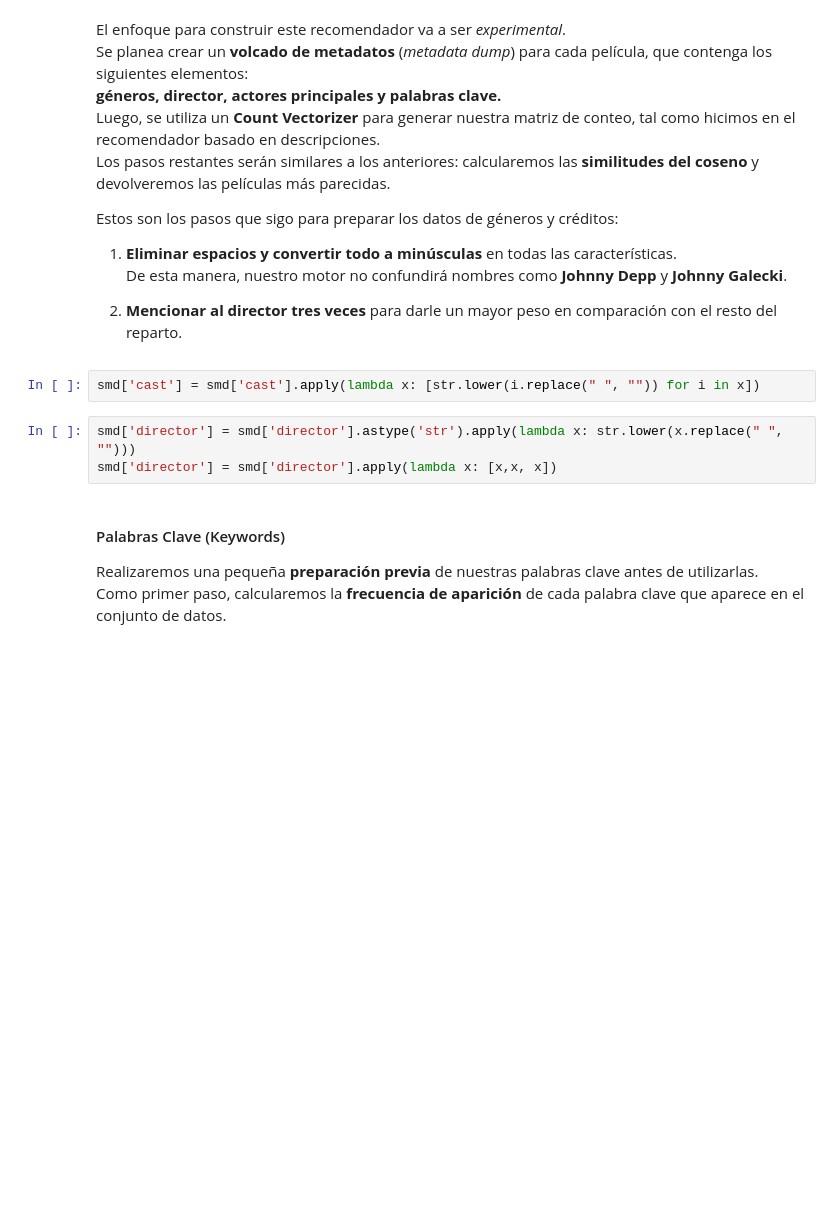
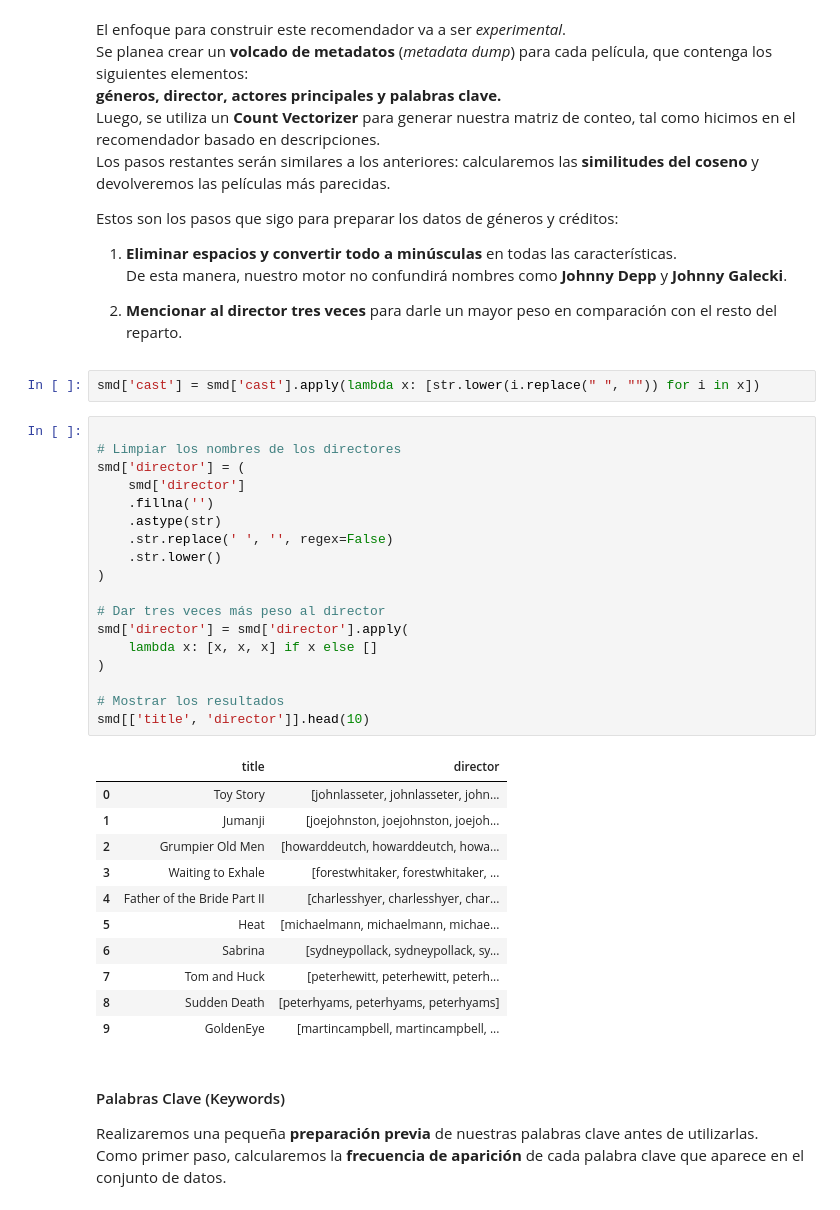
Before and after one commit to grethelhdezz/AnalisisMultivariado, a Jupyter notebook: Movie-Reco/Recomendador_Pelis-Final.ipynb, the cells around one changed output. Drawn from its saved outputs; the diff is of its cells as text; blank space fills up the shorter version.

```diff
--- a/Movie-Reco/Recomendador_Pelis-Final.ipynb
+++ b/Movie-Reco/Recomendador_Pelis-Final.ipynb
@@ -374,8 +375,35 @@ Estos son los pasos que sigo para preparar los datos de géneros y créditos:
 # %%
 smd['cast'] = smd['cast'].apply(lambda x: [str.lower(i.replace(" ", "")) for i in x])
 # %%
-smd['director'] = smd['director'].astype('str').apply(lambda x: str.lower(x.replace(" ", "")))
-smd['director'] = smd['director'].apply(lambda x: [x,x, x])
+
+# Limpiar los nombres de los directores
+smd['director'] = (
+    smd['director']
+    .fillna('')
+    .astype(str)
+    .str.replace(' ', '', regex=False)
+    .str.lower()
+)
+
+# Dar tres veces más peso al director
+smd['director'] = smd['director'].apply(
+    lambda x: [x, x, x] if x else []
+)
+
+# Mostrar los resultados
+smd[['title', 'director']].head(10)
+# %% [output]
+|  | title | director |
+| 0 | Toy Story | [johnlasseter, johnlasseter, john... |
+| 1 | Jumanji | [joejohnston, joejohnston, joejoh... |
+| 2 | Grumpier Old Men | [howarddeutch, howarddeutch, howa... |
+| 3 | Waiting to Exhale | [forestwhitaker, forestwhitaker, ... |
+| 4 | Father of the Bride Part II | [charlesshyer, charlesshyer, char... |
+| 5 | Heat | [michaelmann, michaelmann, michae... |
+| 6 | Sabrina | [sydneypollack, sydneypollack, sy... |
+| 7 | Tom and Huck | [peterhewitt, peterhewitt, peterh... |
+| 8 | Sudden Death | [peterhyams, peterhyams, peterhyams] |
+| 9 | GoldenEye | [martincampbell, martincampbell, ... |
 # %% [markdown]
 #### Palabras Clave (Keywords)
 
```
Also changed, not shown: parts of 23 cells of this notebook.
